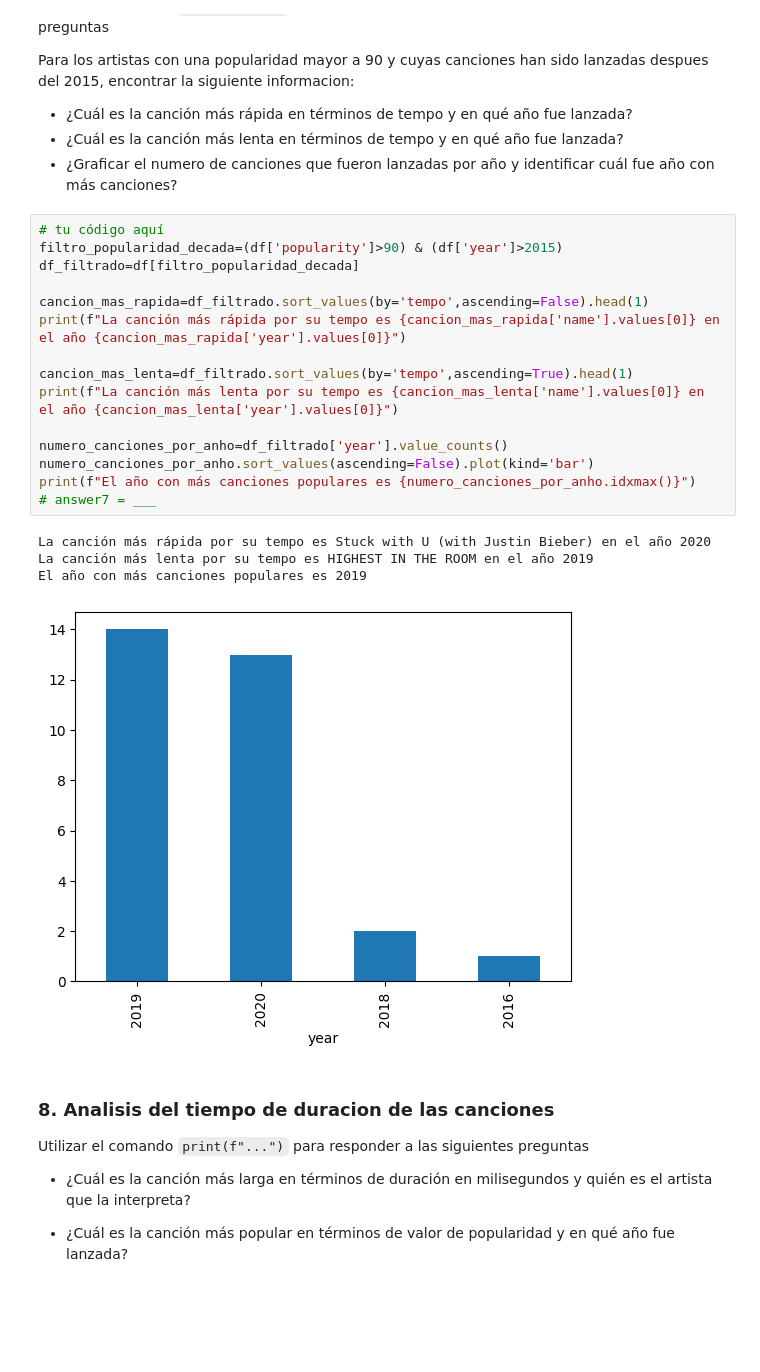
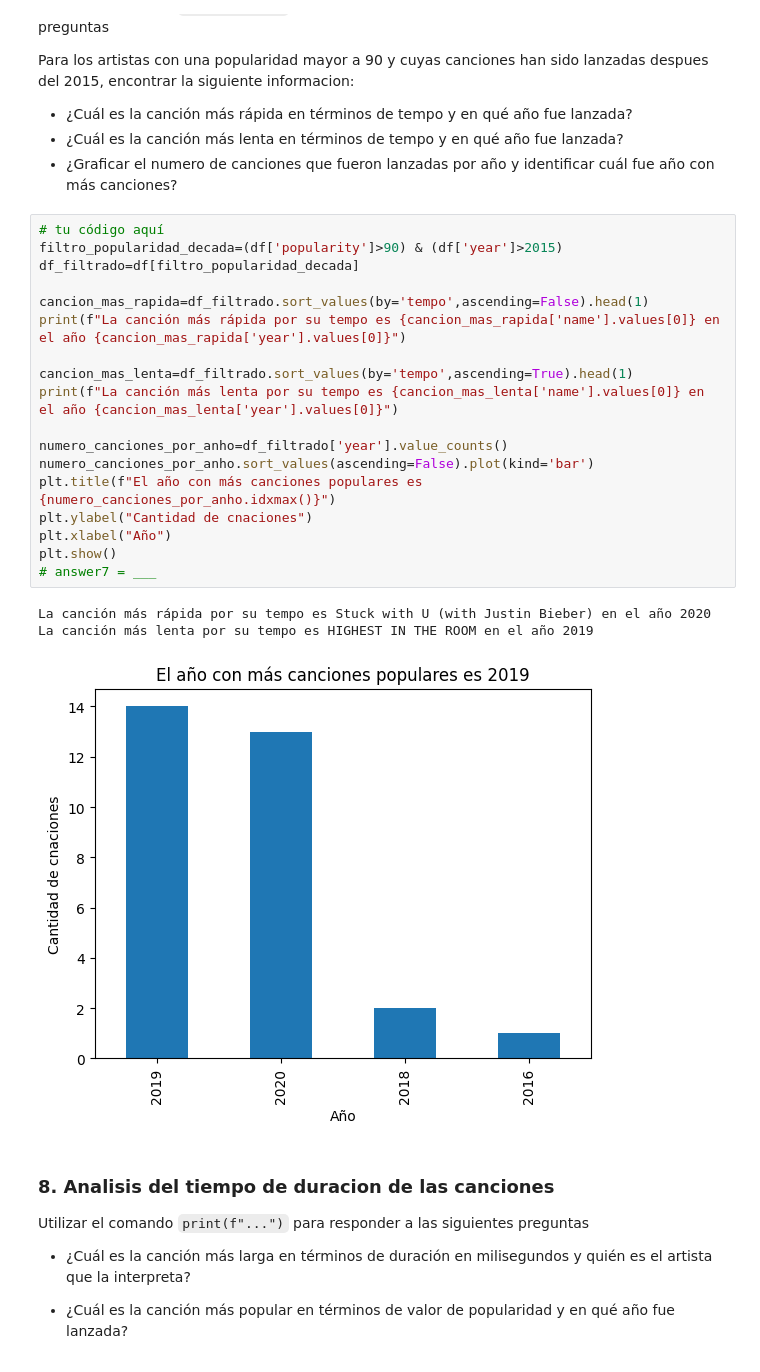
Before and after one commit to Horaciomb/UPB_Herramientas_Basicas_Visualizacion_Datoss_, a Jupyter notebook: Trabajo_Final/Trabajo_final.ipynb, the cells around one changed output. Cells and saved outputs as stored; diff of their text form; blank space fills up the shorter version.

```diff
--- a/Trabajo_Final/Trabajo_final.ipynb
+++ b/Trabajo_Final/Trabajo_final.ipynb
@@ -232,23 +256,25 @@ Para los artistas con una popularidad mayor a 90 y cuyas canciones han sido lanz
 # %%
 # tu código aquí
 filtro_popularidad_decada=(df['popularity']>90) & (df['year']>2015)
 df_filtrado=df[filtro_popularidad_decada]
 
 cancion_mas_rapida=df_filtrado.sort_values(by='tempo',ascending=False).head(1)
 print(f"La canción más rápida por su tempo es {cancion_mas_rapida['name'].values[0]} en el año {cancion_mas_rapida['year'].values[0]}")
 
 cancion_mas_lenta=df_filtrado.sort_values(by='tempo',ascending=True).head(1)
 print(f"La canción más lenta por su tempo es {cancion_mas_lenta['name'].values[0]} en el año {cancion_mas_lenta['year'].values[0]}")
 
 numero_canciones_por_anho=df_filtrado['year'].value_counts()
 numero_canciones_por_anho.sort_values(ascending=False).plot(kind='bar')
-print(f"El año con más canciones populares es {numero_canciones_por_anho.idxmax()}")
+plt.title(f"El año con más canciones populares es {numero_canciones_por_anho.idxmax()}")
+plt.ylabel("Cantidad de cnaciones")
+plt.xlabel("Año")
+plt.show()
 # answer7 = ___
 # %% [output]
 La canción más rápida por su tempo es Stuck with U (with Justin Bieber) en el año 2020
 La canción más lenta por su tempo es HIGHEST IN THE ROOM en el año 2019
-El año con más canciones populares es 2019
-[figure, old version]
+[figure, new version]
 # %% [markdown]
 ### 8. Analisis del tiempo de duracion de las canciones
 Utilizar el comando `print(f"...")` para responder a las siguientes preguntas
```
Also changed, not shown: parts of 20 cells of this notebook.
